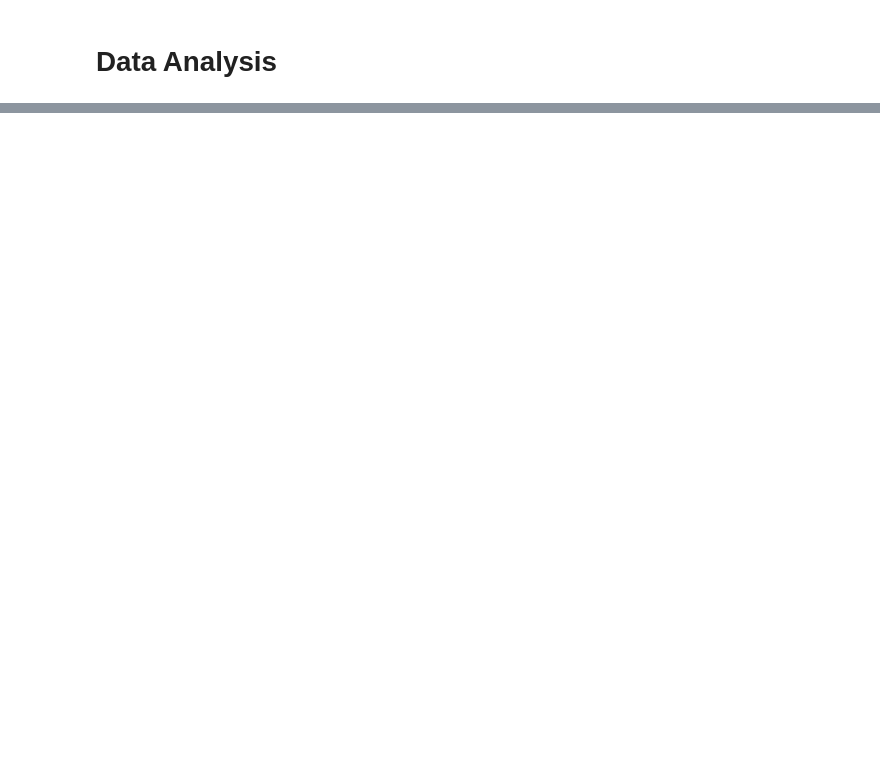
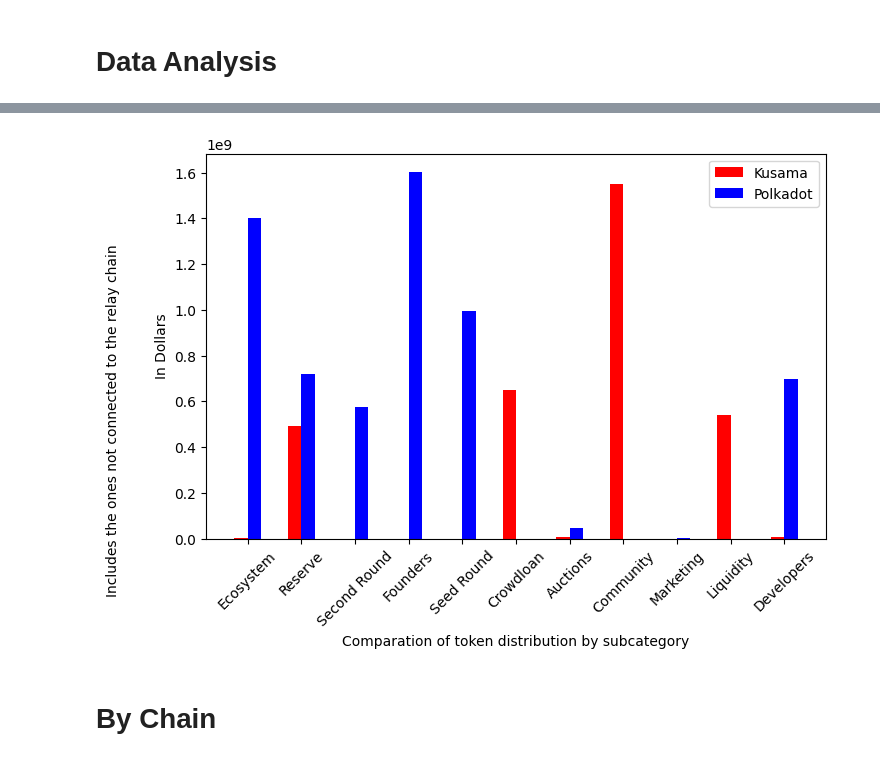
Before and after one commit to hashed-io/hashed-genesis-token-distribution-scraping, a Jupyter notebook: genesis_token.ipynb, the cells around one changed output, grey strips where cells are left out. Saved outputs shown, nothing was run; the diff lists cells and outputs as text; code cells hidden in the pictures; blank space fills up the shorter version.

```diff
--- a/genesis_token.ipynb
+++ b/genesis_token.ipynb
@@ -248,0 +257,7 @@ plt.pie(averages, labels=averages.index)
+# %%
+subcategories_token_df = subcategories_df
+for cat in categories["Subcategory"].unique():
+  subcategories_token_df[cat] *=  subcategories_token_df["Market cap"].astype(int)/100
+  subcategories_token_df[cat] = subcategories_token_df[cat].astype(int)
+
+subcategories_token_df
@@ -248,0 +305,21 @@ plt.pie(averages, labels=averages.index)
+# %%
+labels = categories["Subcategory"].unique()
+width = 0.25
+x_vals = np.arange(len(labels))
+
+plt.figure(figsize=(8,5))
+
+plt.bar(x_vals - width/2, subcategories_token_kusama_df.mean(numeric_only=True), color = 'r', width = width,  label='Kusama')
+plt.bar(x_vals + width/2, subcategories_token_polkadot_df.mean(numeric_only=True), color = 'b', width = width,  label='Polkadot')
+
+plt.xticks( x_vals , labels, rotation=45 )
+plt.xlabel('Comparation of token distribution by subcategory')
+plt.ylabel('In Dollars')
+plt.figtext(0, 0, "Includes the ones not connected to the relay chain", rotation = 90)
+plt.legend()
+
+plt.show()
+# %% [output]
+[figure, added]
+# %% [markdown]
+# By Chain
```
Also changed, not shown: parts of 17 cells of this notebook.
